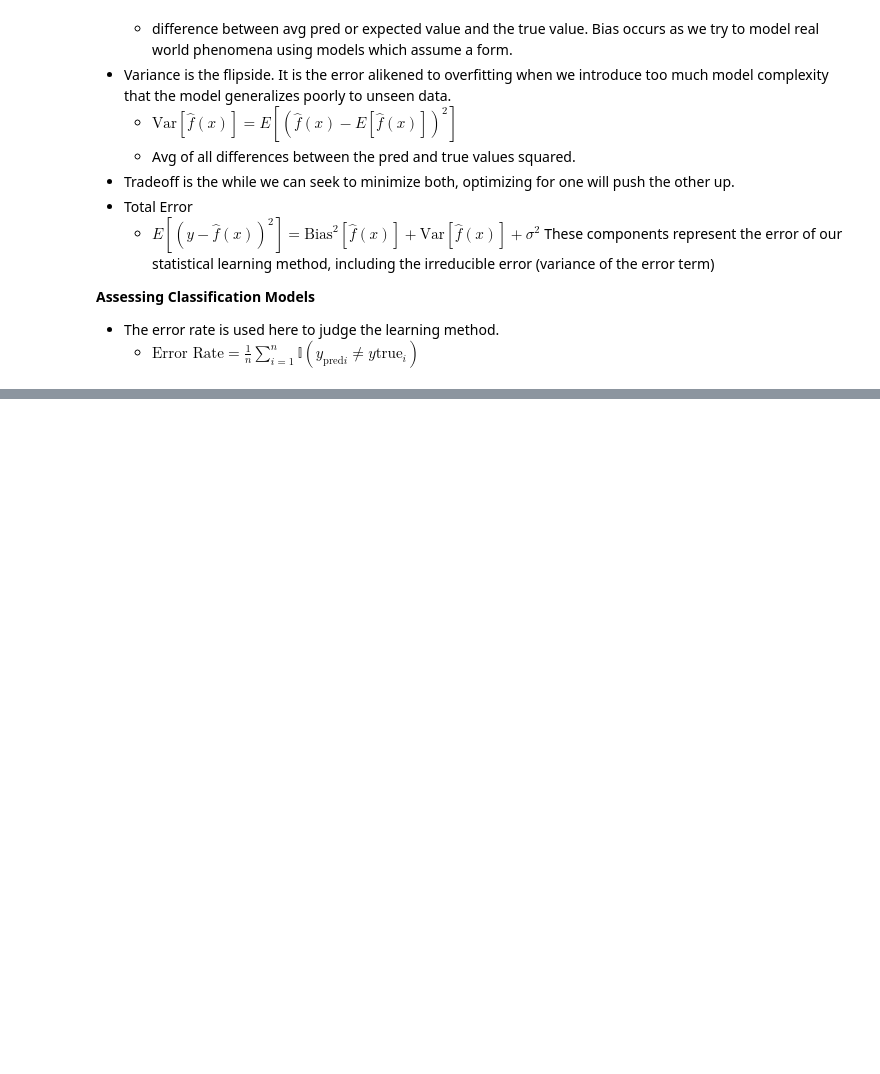
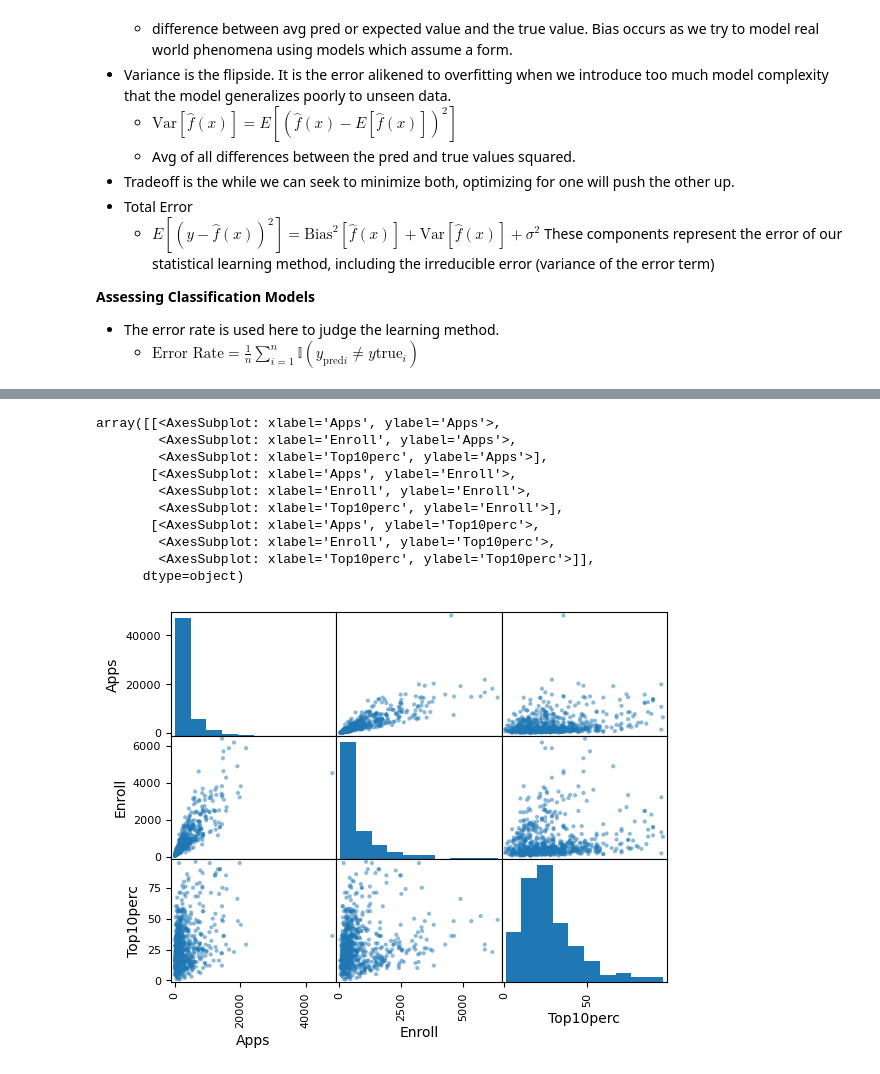
Before and after one commit to jrippert-hub/stats, a Jupyter notebook: chap2.ipynb, the cells around one changed output, grey strips where cells are left out. Saved outputs shown, nothing was run; the diff lists cells and outputs as text; code cells hidden in the pictures; blank space fills up the shorter version.

```diff
--- a/chap2.ipynb
+++ b/chap2.ipynb
@@ -46,0 +65,5 @@ This MSE eval metric is used to judge regression methods and represents the diff
+# %%
+from ISLP import load_data
+
+college_df = load_data('College')
+college_df = college_df.set_index(college_df.columns[0])
@@ -46,0 +112,14 @@ This MSE eval metric is used to judge regression methods and represents the diff
+# %%
+pd.plotting.scatter_matrix(college_df[['Apps', 'Enroll', 'Top10perc']])
+# %% [output]
+array([[<AxesSubplot: xlabel='Apps', ylabel='Apps'>,
+        <AxesSubplot: xlabel='Enroll', ylabel='Apps'>,
+        <AxesSubplot: xlabel='Top10perc', ylabel='Apps'>],
+       [<AxesSubplot: xlabel='Apps', ylabel='Enroll'>,
+        <AxesSubplot: xlabel='Enroll', ylabel='Enroll'>,
+        <AxesSubplot: xlabel='Top10perc', ylabel='Enroll'>],
+       [<AxesSubplot: xlabel='Apps', ylabel='Top10perc'>,
+        <AxesSubplot: xlabel='Enroll', ylabel='Top10perc'>,
+        <AxesSubplot: xlabel='Top10perc', ylabel='Top10perc'>]],
+      dtype=object)
+[figure, added]
```
Also changed, not shown: parts of 13 cells of this notebook.
